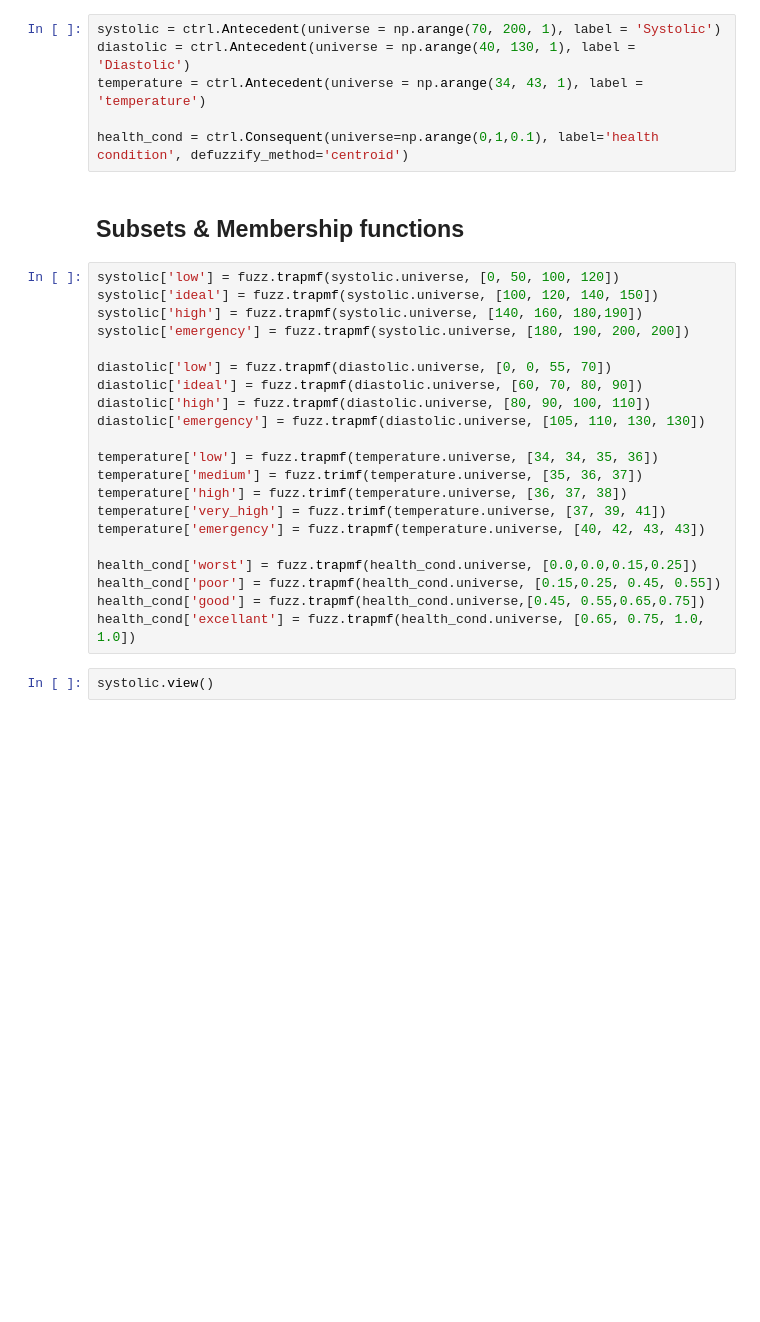
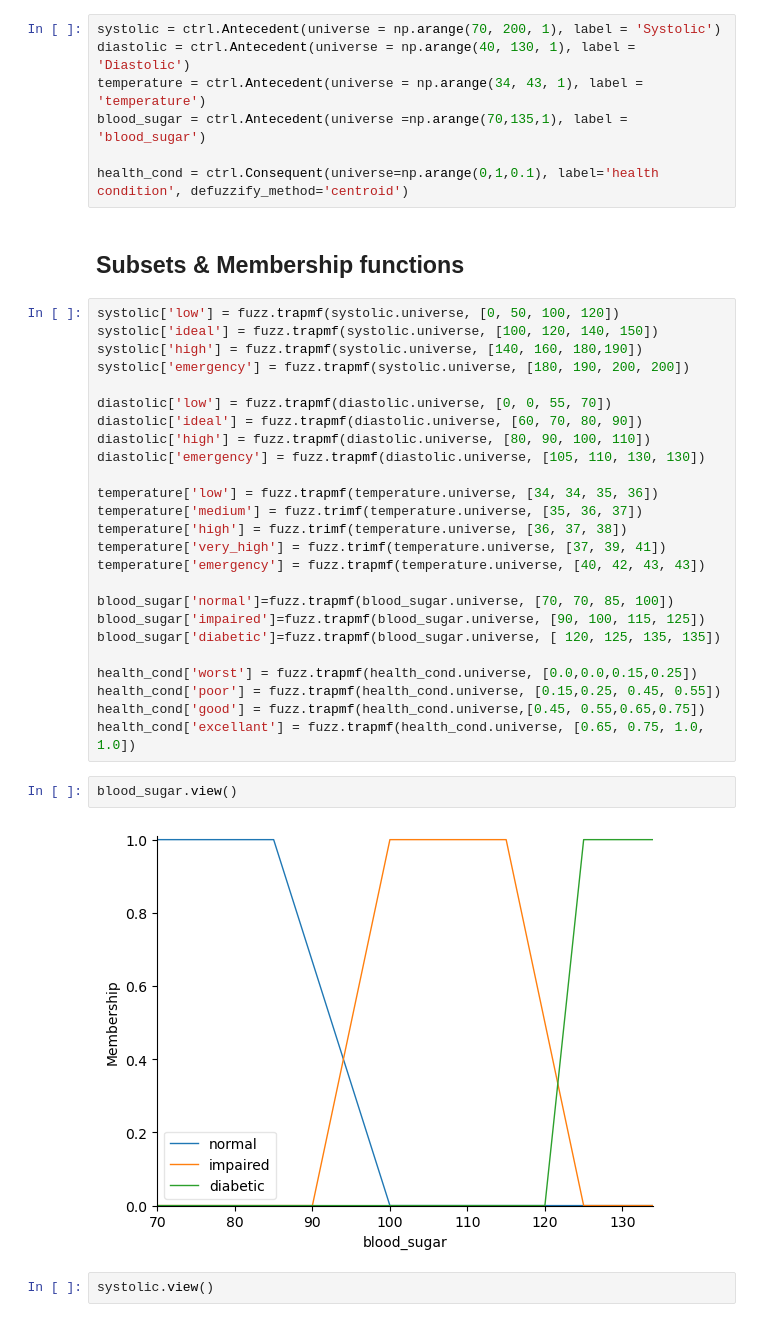
Before and after one commit to DiaaAhmedHassan/smart_system, a Jupyter notebook: modified_system.ipynb, the cells around one changed output. Drawn from its saved outputs; the diff is of its cells as text; blank space fills up the shorter version.

Commit message:
added blood_sugar input

```diff
--- a/modified_system.ipynb
+++ b/modified_system.ipynb
@@ -9,6 +9,7 @@ from skfuzzy import control as ctrl
 systolic = ctrl.Antecedent(universe = np.arange(70, 200, 1), label = 'Systolic')
 diastolic = ctrl.Antecedent(universe = np.arange(40, 130, 1), label = 'Diastolic')
 temperature = ctrl.Antecedent(universe = np.arange(34, 43, 1), label = 'temperature')
+blood_sugar = ctrl.Antecedent(universe =np.arange(70,135,1), label = 'blood_sugar')
 
 health_cond = ctrl.Consequent(universe=np.arange(0,1,0.1), label='health condition', defuzzify_method='centroid')
 # %% [markdown]
@@ -30,10 +31,18 @@ temperature['high'] = fuzz.trimf(temperature.universe, [36, 37, 38])
 temperature['very_high'] = fuzz.trimf(temperature.universe, [37, 39, 41])
 temperature['emergency'] = fuzz.trapmf(temperature.universe, [40, 42, 43, 43])
 
+blood_sugar['normal']=fuzz.trapmf(blood_sugar.universe, [70, 70, 85, 100])
+blood_sugar['impaired']=fuzz.trapmf(blood_sugar.universe, [90, 100, 115, 125])
+blood_sugar['diabetic']=fuzz.trapmf(blood_sugar.universe, [ 120, 125, 135, 135])
+
 health_cond['worst'] = fuzz.trapmf(health_cond.universe, [0.0,0.0,0.15,0.25])
 health_cond['poor'] = fuzz.trapmf(health_cond.universe, [0.15,0.25, 0.45, 0.55])
 health_cond['good'] = fuzz.trapmf(health_cond.universe,[0.45, 0.55,0.65,0.75])
 health_cond['excellant'] = fuzz.trapmf(health_cond.universe, [0.65, 0.75, 1.0, 1.0])
+# %%
+blood_sugar.view()
+# %% [output]
+[figure, added]
 # %%
 systolic.view()
 # %% [output]
```
Also changed, not shown: parts of 2 cells of this notebook.
